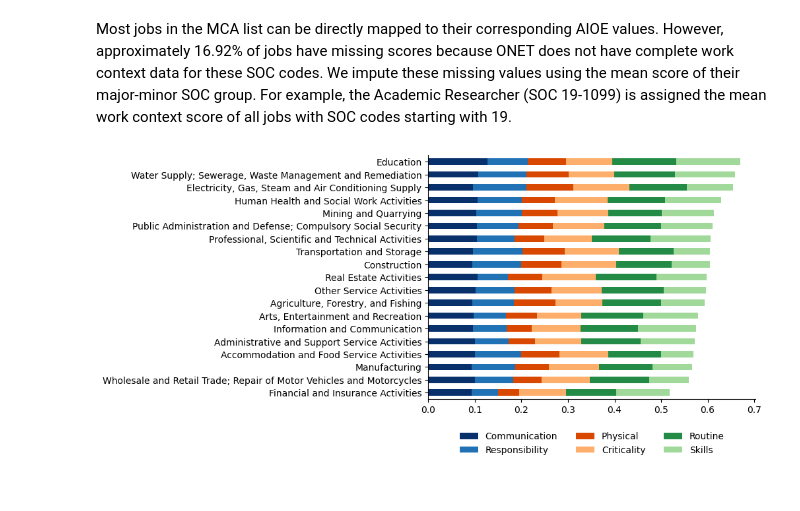
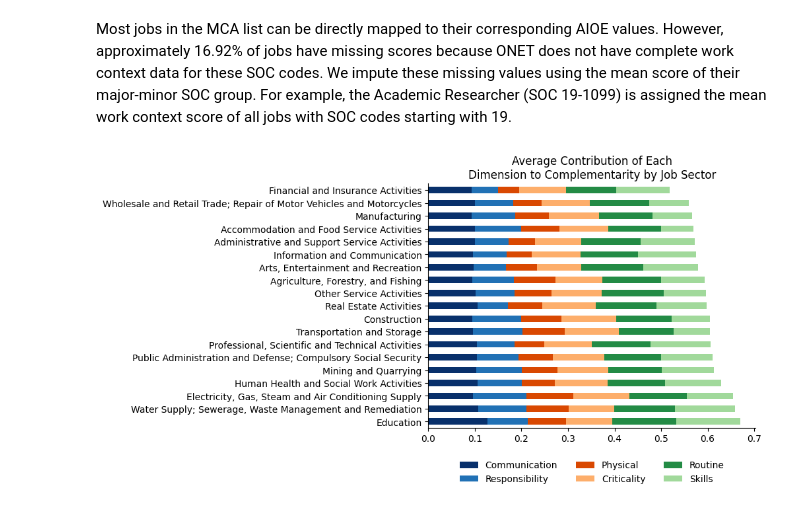
Before and after one commit to BSDSBA-JF/wadwani_intern, a Jupyter notebook: first_task/WorldBank/3_soc_comple/soc_comple.ipynb, the cells around one changed output. Saved outputs shown, nothing was run; the diff lists cells and outputs as text; code cells hidden in the pictures.

```diff
--- a/first_task/WorldBank/3_soc_comple/soc_comple.ipynb
+++ b/first_task/WorldBank/3_soc_comple/soc_comple.ipynb
@@ -209,35 +209,37 @@ colors = {
 
 
 # Get the average contributions of each dimension to the complementarity
 average_contrib = mca_df.groupby('Job Sector')[dimensions].mean() / 6
 
 # So that once its plotted, it goes by Managers down to Skilled Agri Workers
 average_contrib['total'] = average_contrib.sum(axis=1)
-average_contrib.sort_values(by='total', ascending=True, inplace=True)
+average_contrib.sort_values(by='total', ascending=False, inplace=True)
 average_contrib.drop(columns='total', inplace=True)
 
 # Plotting Time
 average_contrib.plot(
     kind="barh",
     stacked=True,
     color=[colors[col] for col in average_contrib.columns]
 )
 
 # we want this pretty hehehehe
 plt.gca().spines['top'].set_visible(False)
 plt.gca().spines['right'].set_visible(False)
 plt.ylabel('')
 
 plt.legend(
     loc="upper center",       # place above or below plot
     bbox_to_anchor=(0.5, -0.1), # shift below the axes
     ncol=3,                   # number of columns
     frameon=False             # remove legend box outline
 )
 
+plt.title('Average Contribution of Each\nDimension to Complementarity by Job Sector')
+
 plt.show()
 # %% [output]
-[figure, old version]
+[figure, new version]
 # %%
 # Output the csv
 relevant_cols = [
```
Also changed, not shown: 2 other files.
